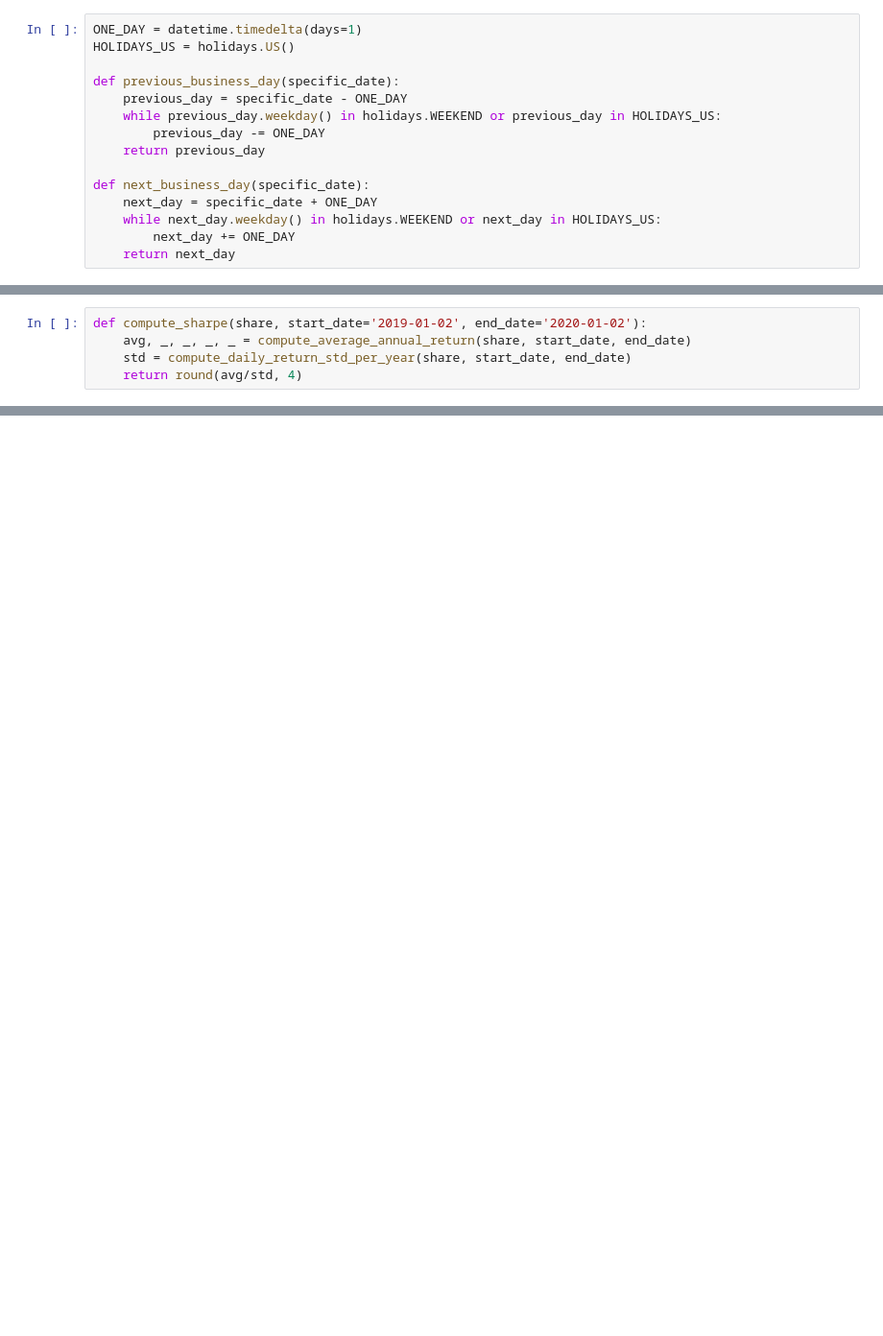
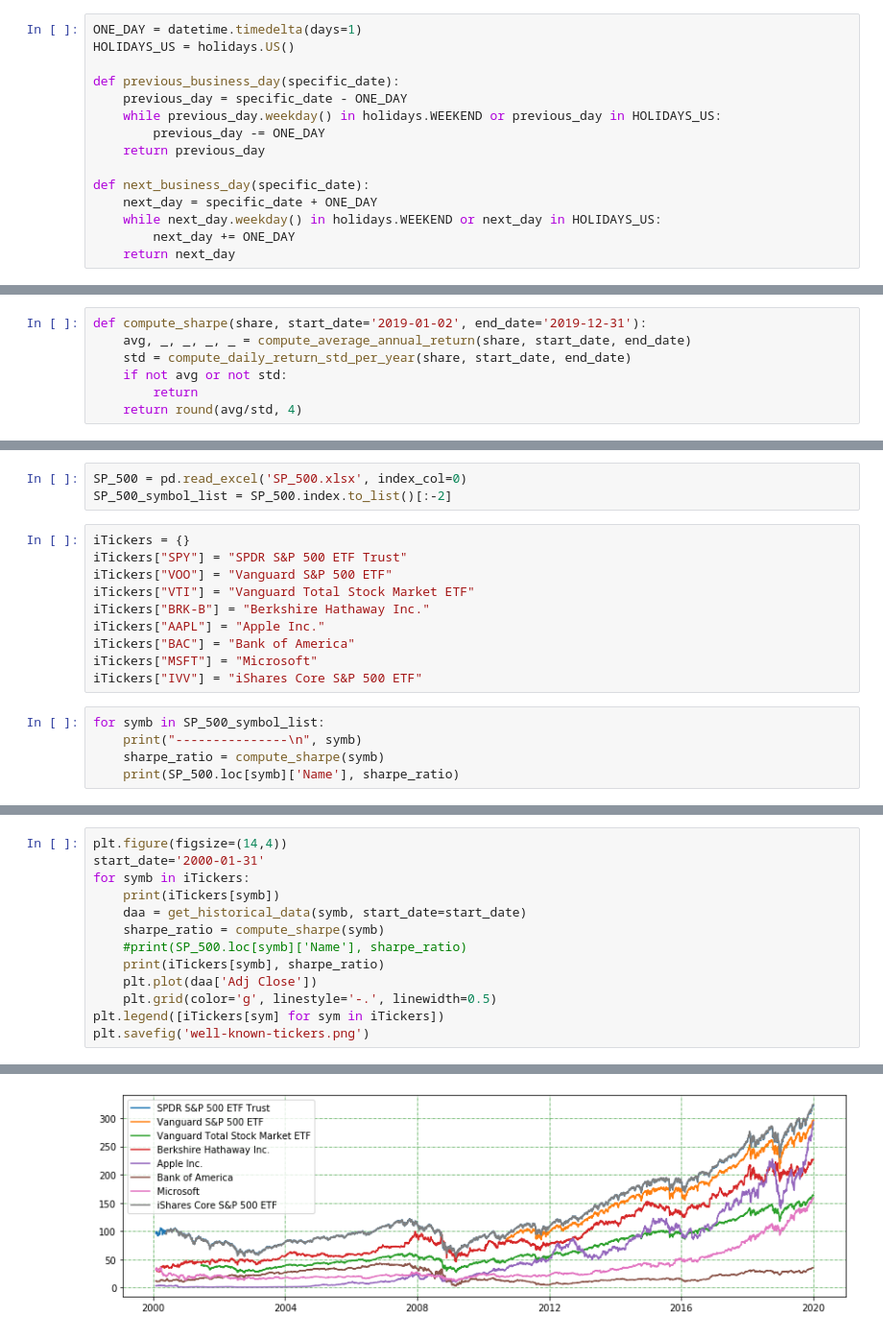
Before and after one commit to kiskani/kiskani.github.io, a Jupyter notebook: finance/2020/01/03/Finance-Notebook-1.ipynb, the cells around one changed output, grey strips where cells are left out. Shown: that part at 96% size. Cells and saved outputs as stored; diff of their text form; blank space fills up the shorter version.

```diff
--- a/finance/2020/01/03/Finance-Notebook-1.ipynb
+++ b/finance/2020/01/03/Finance-Notebook-1.ipynb
@@ -55,7 +70,9 @@ def compute_daily_return_std_per_year(share, start_date='2019-01-02', end_date='
         last_day_price = row['Adj Close']
     return round(np.std(daily_returns)*np.sqrt(252), 4)
 # %%
-def compute_sharpe(share, start_date='2019-01-02', end_date='2020-01-02'):
+def compute_sharpe(share, start_date='2019-01-02', end_date='2019-12-31'):
     avg, _, _, _, _ = compute_average_annual_return(share, start_date, end_date)
     std = compute_daily_return_std_per_year(share, start_date, end_date)
+    if not avg or not std:
+        return
     return round(avg/std, 4)
@@ -65,0 +79,18 @@ compute_sharpe('GOOG')
+# %%
+SP_500 = pd.read_excel('SP_500.xlsx', index_col=0)
+SP_500_symbol_list = SP_500.index.to_list()[:-2]
+# %%
+iTickers = {}
+iTickers["SPY"] = "SPDR S&P 500 ETF Trust"
+iTickers["VOO"] = "Vanguard S&P 500 ETF"
+iTickers["VTI"] = "Vanguard Total Stock Market ETF"
+iTickers["BRK-B"] = "Berkshire Hathaway Inc."
+iTickers["AAPL"] = "Apple Inc."
+iTickers["BAC"] = "Bank of America"
+iTickers["MSFT"] = "Microsoft"
+iTickers["IVV"] = "iShares Core S&P 500 ETF"
+# %%
+for symb in SP_500_symbol_list:
+    print("---------------\n", symb)
+    sharpe_ratio = compute_sharpe(symb)
+    print(SP_500.loc[symb]['Name'], sharpe_ratio)
@@ -65,0 +115,14 @@ compute_sharpe('GOOG')
+# %%
+plt.figure(figsize=(14,4))
+start_date='2000-01-31'
+for symb in iTickers:
+    print(iTickers[symb])
+    daa = get_historical_data(symb, start_date=start_date)
+    sharpe_ratio = compute_sharpe(symb)
+    #print(SP_500.loc[symb]['Name'], sharpe_ratio)
+    print(iTickers[symb], sharpe_ratio)
+    plt.plot(daa['Adj Close'])
+    plt.grid(color='g', linestyle='-.', linewidth=0.5)
+plt.legend([iTickers[sym] for sym in iTickers])
+plt.savefig('well-known-tickers.png')
+# %% [output]
@@ -65,0 +145 @@ compute_sharpe('GOOG')
+[figure, added]
```
Also changed, not shown: parts of 20 cells of this notebook, 12 other files.
